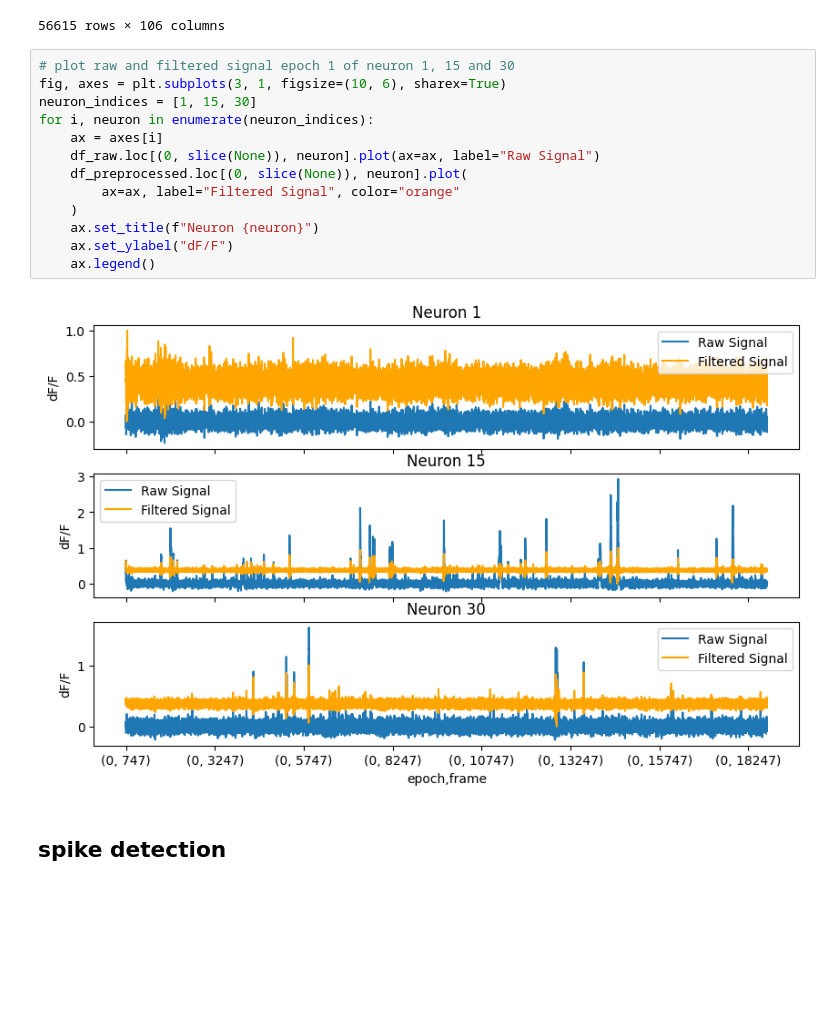
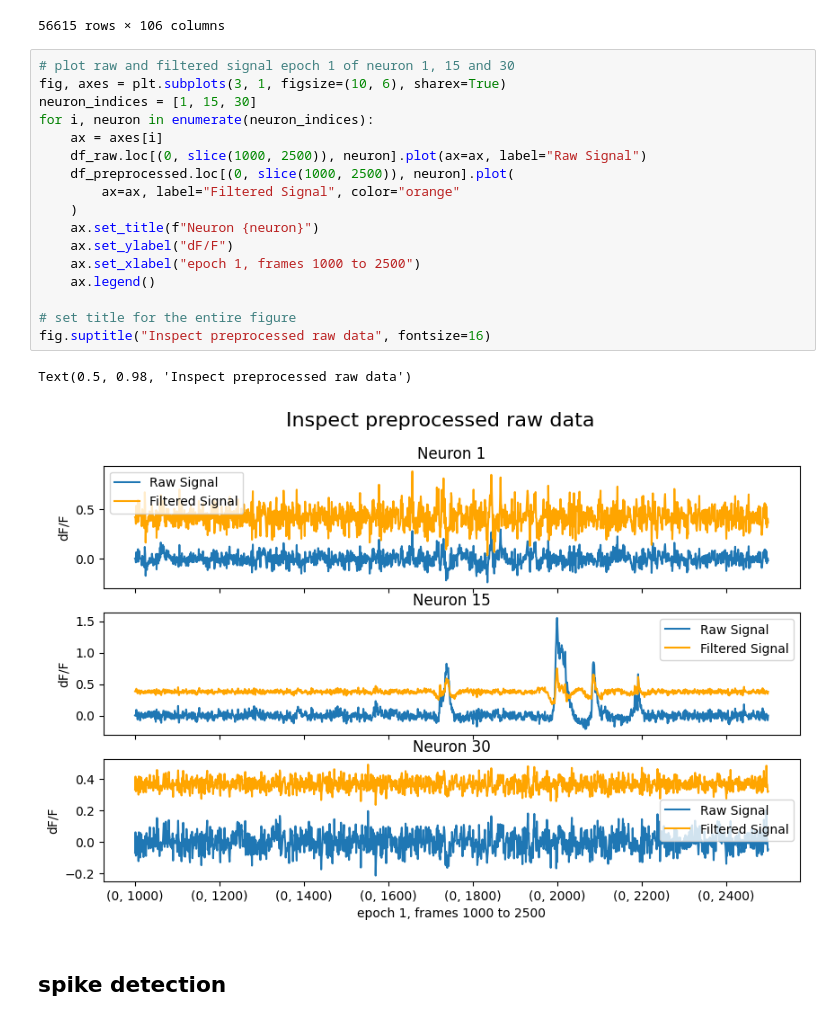
Before and after one commit to toniklenk/NeuralDataScience, a Jupyter notebook: Abschlussprojekt/practical01.ipynb, the cells around one changed output. Drawn from its saved outputs; the diff is of its cells as text; blank space fills up the shorter version.

```diff
--- a/Abschlussprojekt/practical01.ipynb
+++ b/Abschlussprojekt/practical01.ipynb
@@ -326,18 +326,23 @@ df_preprocessed
 # %%
 # plot raw and filtered signal epoch 1 of neuron 1, 15 and 30
 fig, axes = plt.subplots(3, 1, figsize=(10, 6), sharex=True)
 neuron_indices = [1, 15, 30]
 for i, neuron in enumerate(neuron_indices):
     ax = axes[i]
-    df_raw.loc[(0, slice(None)), neuron].plot(ax=ax, label="Raw Signal")
-    df_preprocessed.loc[(0, slice(None)), neuron].plot(
+    df_raw.loc[(0, slice(1000, 2500)), neuron].plot(ax=ax, label="Raw Signal")
+    df_preprocessed.loc[(0, slice(1000, 2500)), neuron].plot(
         ax=ax, label="Filtered Signal", color="orange"
     )
     ax.set_title(f"Neuron {neuron}")
     ax.set_ylabel("dF/F")
+    ax.set_xlabel("epoch 1, frames 1000 to 2500")
     ax.legend()
+
+# set title for the entire figure
+fig.suptitle("Inspect preprocessed raw data", fontsize=16)
 # %% [output]
+Text(0.5, 0.98, 'Inspect preprocessed raw data')
-[figure, old version]
+[figure, new version]
 # %% [markdown]
 ## spike detection
 # %% [markdown]
```
Also changed, not shown: parts of 17 cells of this notebook.
